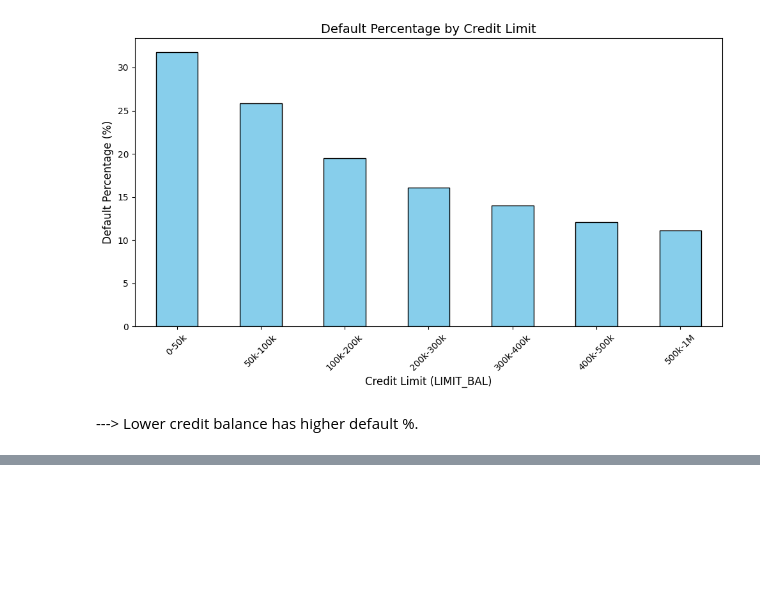
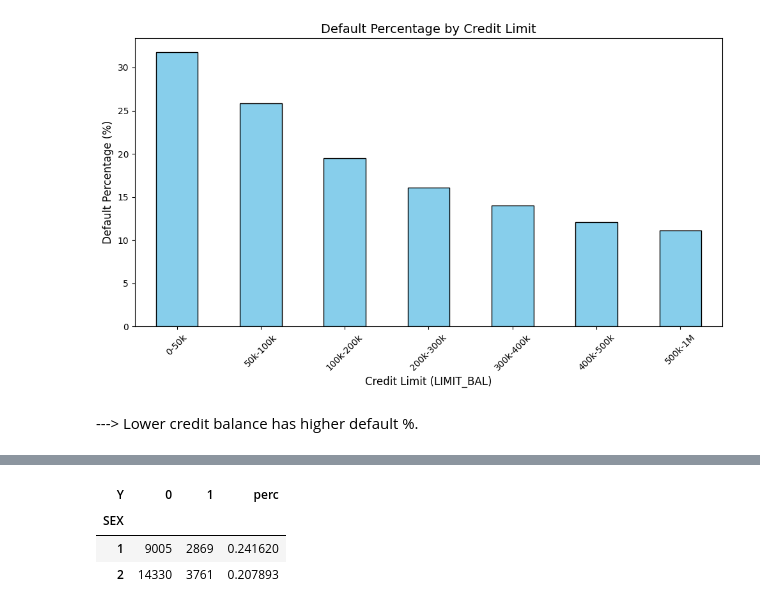
Before and after one commit to minjeoungneev/Default_Credit_Card, a Jupyter notebook: EDA.ipynb, the cells around one changed output, grey strips where cells are left out. Drawn from its saved outputs; the diff is of its cells as text; code cells hidden in the pictures; blank space fills up the shorter version.

```diff
--- a/EDA.ipynb
+++ b/EDA.ipynb
@@ -712,0 +727,17 @@ plt.show()
+# %%
+df_clean = df[['LIMIT_BAL', 'SEX', 'EDUCATION', 'MARRIAGE', 'AGE', 'PAY_1', 'PAY_2',
+       'PAY_3', 'PAY_4', 'PAY_5', 'PAY_6', 'BILL_AMT1', 'BILL_AMT2',
+       'BILL_AMT3', 'BILL_AMT4', 'BILL_AMT5', 'BILL_AMT6', 'PAY_AMT1',
+       'PAY_AMT2', 'PAY_AMT3', 'PAY_AMT4', 'PAY_AMT5', 'PAY_AMT6', 'Y']]
+# %%
+def corr_2_cols(Col1, Col2):
+    res = df_clean.groupby([Col1, Col2]).size().unstack()
+    res['perc'] = (res[res.columns[1]]/(res[res.columns[0]]+res[res.columns[1]]))
+    return res
+# %%
+corr_2_cols('SEX', 'Y')
+# %% [output]
+| Y | 0 | 1 | perc |
+| SEX |  |  |  |
+| 1 | 9005 | 2869 | 0.241620 |
+| 2 | 14330 | 3761 | 0.207893 |
```
Also changed, not shown: parts of 3 cells of this notebook, 2 other files.
